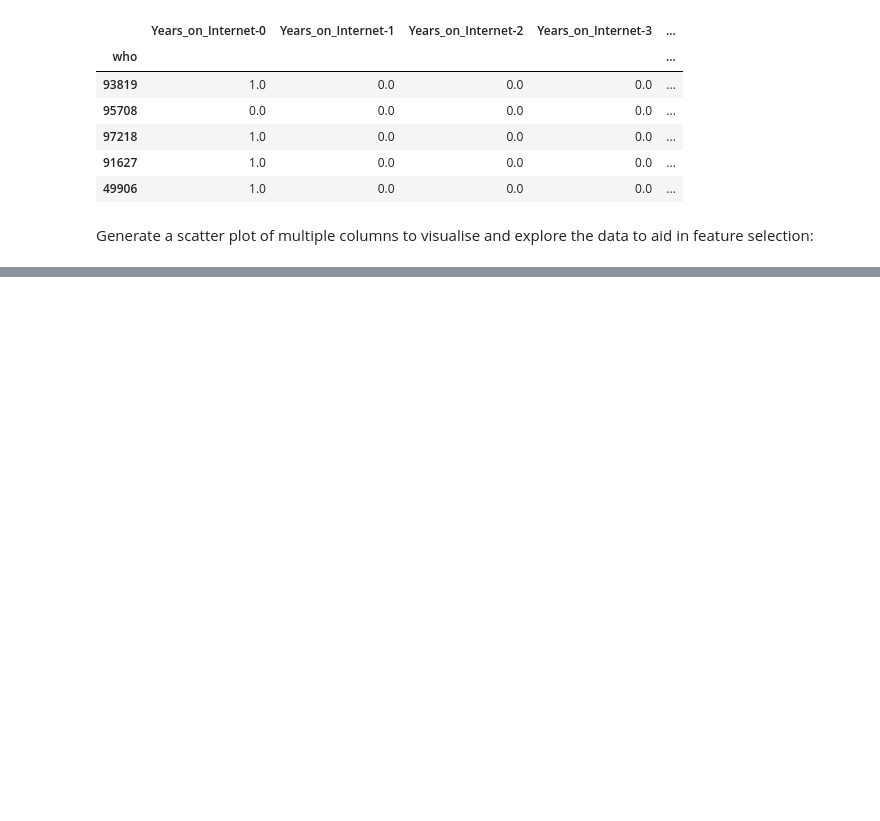
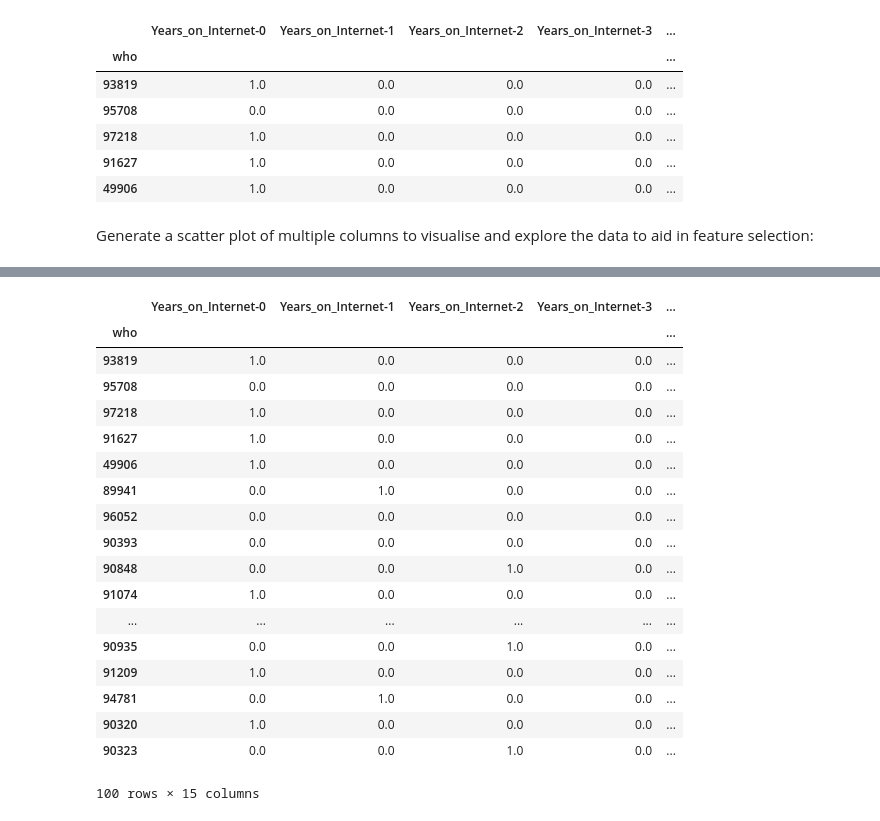
Before and after one commit to annadowling/DataMiningAssignment2, a Jupyter notebook: notebooks/Hierarchical-Clustering-FeatureSet-2.ipynb, the cells around one changed output, grey strips where cells are left out. Drawn from its saved outputs; the diff is of its cells as text; code cells hidden in the pictures; blank space fills up the shorter version.

```diff
--- a/notebooks/Hierarchical-Clustering-FeatureSet-2.ipynb
+++ b/notebooks/Hierarchical-Clustering-FeatureSet-2.ipynb
@@ -249,3 +249,25 @@ for link in ['complete', 'average', 'ward', 'single']:
 # %%
 #EXPORT to CSV the chosen feature subset to work with in other clustering algorithms
 featureSub.to_csv('oheTransformedData.csv', encoding='utf-8', index=False)
+# %%
+featureSub.head(100)
+# %% [output]
+|  | Years_on_Internet-0 | Years_on_Internet-1 | Years_on_Internet-2 | Years_on_Internet-3 | ... |
+| who |  |  |  |  | ... |
+| 93819 | 1.0 | 0.0 | 0.0 | 0.0 | ... |
+| 95708 | 0.0 | 0.0 | 0.0 | 0.0 | ... |
+| 97218 | 1.0 | 0.0 | 0.0 | 0.0 | ... |
+| 91627 | 1.0 | 0.0 | 0.0 | 0.0 | ... |
+| 49906 | 1.0 | 0.0 | 0.0 | 0.0 | ... |
+| 89941 | 0.0 | 1.0 | 0.0 | 0.0 | ... |
+| 96052 | 0.0 | 0.0 | 0.0 | 0.0 | ... |
+| 90393 | 0.0 | 0.0 | 0.0 | 0.0 | ... |
+| 90848 | 0.0 | 0.0 | 1.0 | 0.0 | ... |
+| 91074 | 1.0 | 0.0 | 0.0 | 0.0 | ... |
+| ... | ... | ... | ... | ... | ... |
+| 90935 | 0.0 | 0.0 | 1.0 | 0.0 | ... |
+| 91209 | 1.0 | 0.0 | 0.0 | 0.0 | ... |
+| 94781 | 0.0 | 1.0 | 0.0 | 0.0 | ... |
+| 90320 | 1.0 | 0.0 | 0.0 | 0.0 | ... |
+| 90323 | 0.0 | 0.0 | 1.0 | 0.0 | ... |
+100 rows × 15 columns
```
Also changed, not shown: parts of 1 cell of this notebook, 19 other files.
